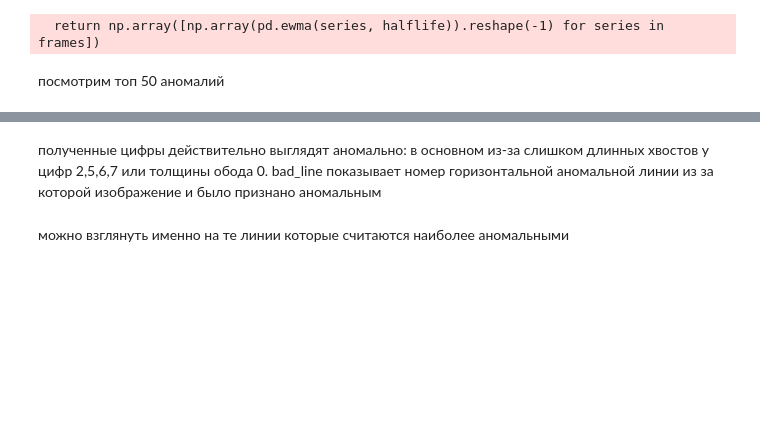
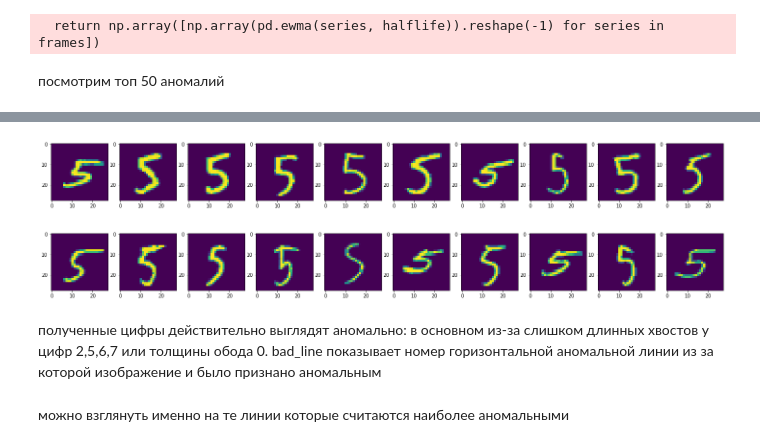
Before and after one commit to sergmiller/FlightAnomaliesDetection, a Jupyter notebook: gaussian_mixture_anomaly_detection_usage.ipynb, the cells around one changed output, grey strips where cells are left out. Saved outputs shown, nothing was run; the diff lists cells and outputs as text; code cells hidden in the pictures; blank space fills up the shorter version.

```diff
--- a/gaussian_mixture_anomaly_detection_usage.ipynb
+++ b/gaussian_mixture_anomaly_detection_usage.ipynb
@@ -226,3 +269,18 @@ for i, item in enumerate(top_anomaly):
+# %%
+k=10
+for i, item in enumerate(all_anomaly):
+    if i % k == 0:
+        plt.figure(figsize=(25, 10))
+    num = item[1]
+    score = item[0]
+    plt.subplot(1, k, i % k + 1)
+    plt.imshow(X_sample[num])
+    if i % k == k - 1:
+        plt.show()
+#     print('index: {}, class: {}'.format(num, y_sample[num]))
+# %% [output]
+[figure, added]
+[figure, added]
 # %% [markdown]
 полученные цифры действительно выглядят аномально: в основном из-за слишком длинных хвостов у цифр 2,5,6,7 или толщины обода 0. bad_line показывает номер горизонтальной аномальной линии из за которой изображение и было признано аномальным
 # %% [markdown]
```
Also changed, not shown: parts of 25 cells of this notebook, 8 other files.
